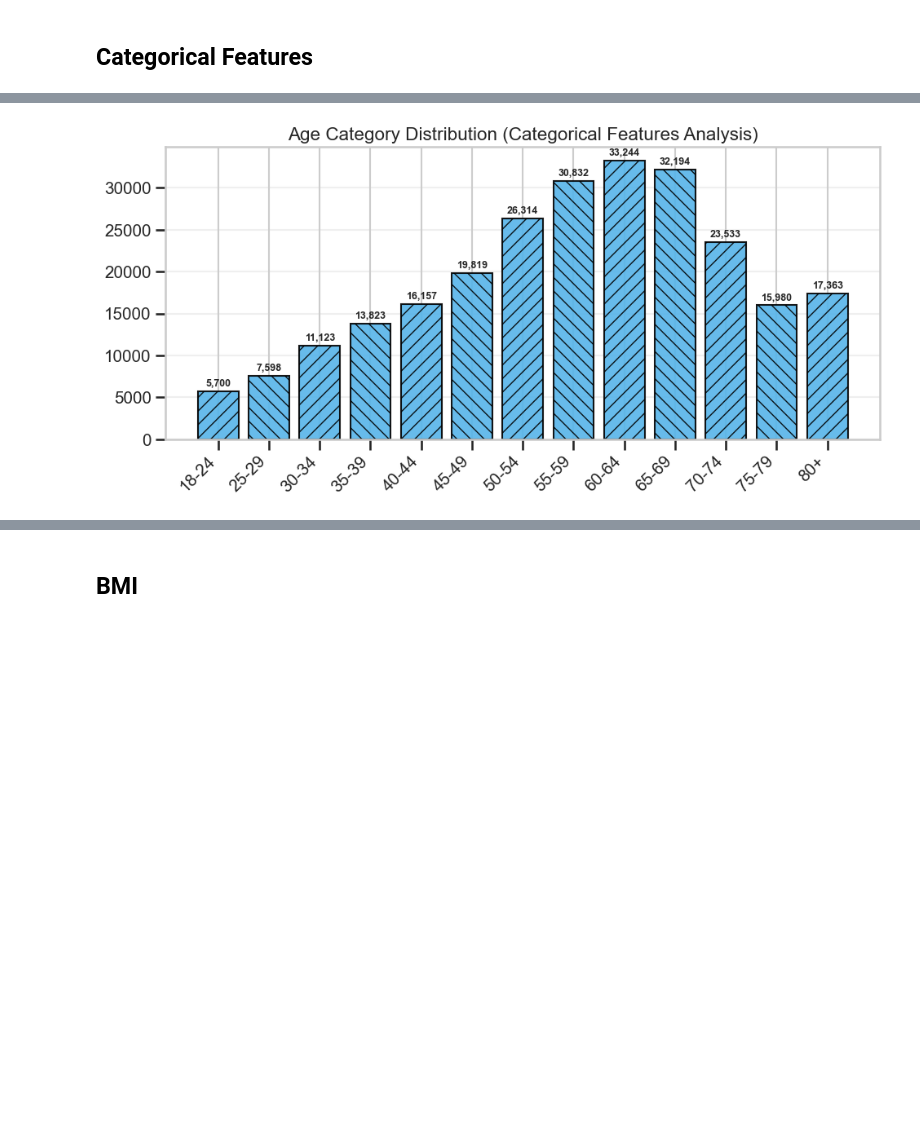
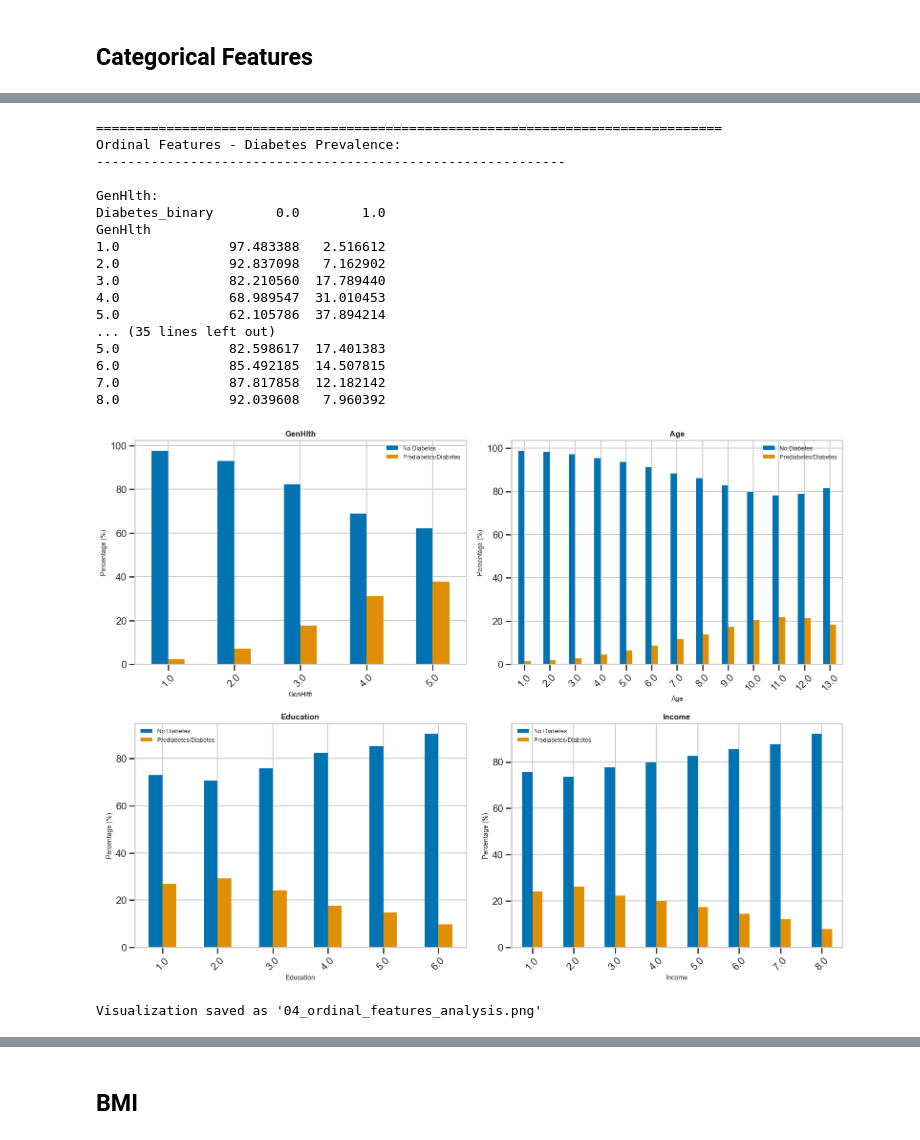
Before and after one commit to eyyuboeztuerk-arch/DPP-Stackfuel-Data-Science-Projekt, a Jupyter notebook: notebooks/01_exploration.ipynb, the cells around one changed output, grey strips where cells are left out. Drawn from its saved outputs; the diff is of its cells as text; code cells hidden in the pictures; blank space fills up the shorter version.

```diff
--- a/notebooks/01_exploration.ipynb
+++ b/notebooks/01_exploration.ipynb
@@ -664,18 +698,49 @@ Categorical columns (19):
 # %%
-# Age_label bar chart (categorical analysis)
-if 'Age_label' in df.columns:
-    plt.figure(figsize=(10, 5))
-    age_counts = df['Age_label'].value_counts().sort_index()
-    bars = plt.bar(age_counts.index.astype(str), age_counts.values, # pyright: ignore[reportArgumentType]
-                   color=CB_SKY, edgecolor='black', alpha=0.9)
-    for i, b in enumerate(bars):
-        b.set_hatch('//' if i % 2 == 0 else '\\\\')
-    plt.title('Age Category Distribution (Categorical Features Analysis)')
-    plt.xticks(rotation=45, ha='right')
-    plt.grid(axis='y', alpha=0.3)
-    for i, v in enumerate(age_counts.values):
-        plt.text(i, v + max(age_counts.values)*0.01, f'{v:,}', ha='center', va='bottom', fontweight='bold', fontsize=9)
-    plt.tight_layout()
-    plt.show()
+# Analyze ordinal features
+print("\n" + "="*80)
+print("Ordinal Features - Diabetes Prevalence:")
+print("-" * 60)
+
+for feature in ordinal:
+    contingency = pd.crosstab(df[feature], df['Diabetes_binary'], normalize='index') * 100
+    print(f"\n{feature}:")
+    print(contingency)
+
+# Visualize ordinal features
+fig, axes = plt.subplots(2, 2, figsize=(16, 12))
+axes = axes.ravel()
+
+for idx, feature in enumerate(ordinal):
+    ct = pd.crosstab(df[feature], df['Diabetes_binary'], normalize='index') * 100
+    ct.plot(kind='bar', ax=axes[idx], color=sns.color_palette('colorblind', 2))
+    axes[idx].set_title(f'{feature}', fontsize=12, fontweight='bold')
+    axes[idx].set_xlabel(feature, fontsize=10)
+    axes[idx].set_ylabel('Percentage (%)', fontsize=10)
+    axes[idx].legend(['No Diabetes', 'Prediabetes/Diabetes'], fontsize=9)
+    axes[idx].tick_params(axis='x', rotation=45)
+
+plt.tight_layout()
+plt.savefig('04_ordinal_features_analysis.png', dpi=300, bbox_inches='tight')
+plt.show()
+
+print("\nVisualization saved as '04_ordinal_features_analysis.png'")
 # %% [output]
+================================================================================
+Ordinal Features - Diabetes Prevalence:
+------------------------------------------------------------
+
+GenHlth:
+Diabetes_binary        0.0        1.0
+GenHlth
+1.0              97.483388   2.516612
+2.0              92.837098   7.162902
+3.0              82.210560  17.789440
+4.0              68.989547  31.010453
+5.0              62.105786  37.894214
+... (35 lines left out)
+5.0              82.598617  17.401383
+6.0              85.492185  14.507815
+7.0              87.817858  12.182142
+8.0              92.039608   7.960392
-[figure, old version]
+[figure, new version]
+Visualization saved as '04_ordinal_features_analysis.png'
```
Also changed, not shown: parts of 26 cells of this notebook.
